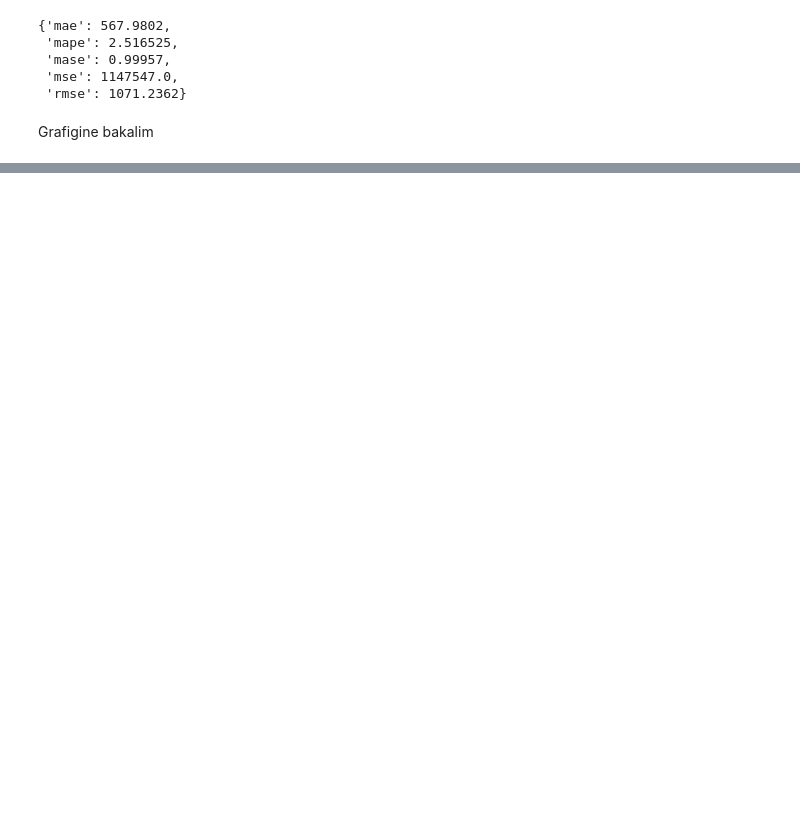
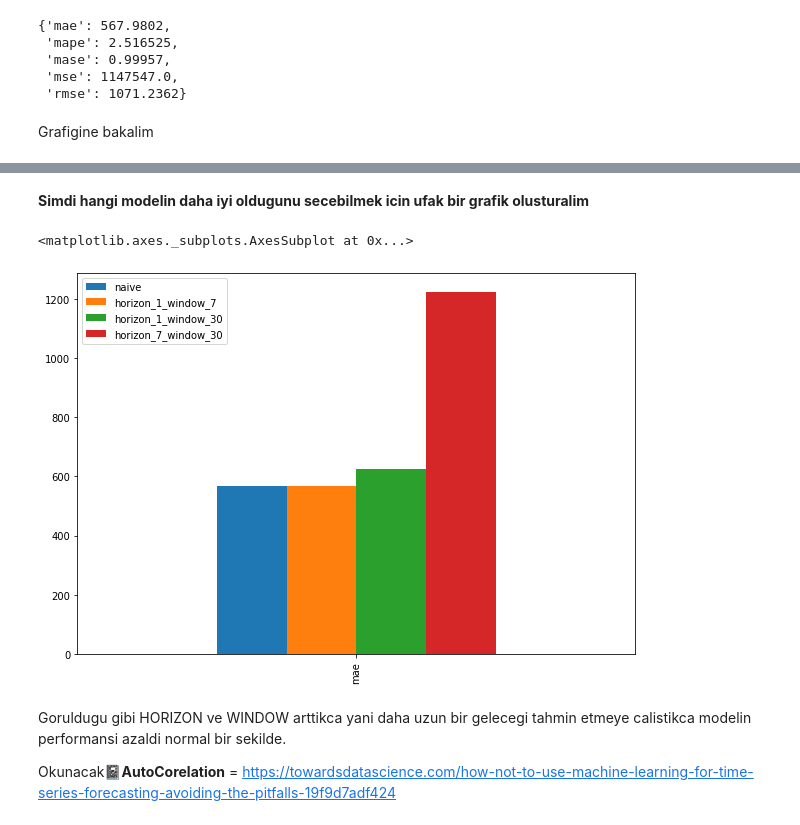
Before and after one commit to mertorelio/deeplearning-notes, a Jupyter notebook: time_series_forecasting_tensorflow.ipynb, the cells around one changed output, grey strips where cells are left out. Drawn from its saved outputs; the diff is of its cells as text; code cells hidden in the pictures; blank space fills up the shorter version.

```diff
--- a/time_series_forecasting_tensorflow.ipynb
+++ b/time_series_forecasting_tensorflow.ipynb
@@ -540,0 +775,26 @@ plot_time_series(timesteps=X_test[-len(test_windows):],
+# %%
+def evaluate_preds(y_true, y_pred):
+  # Make sure float32 datatype (for metric calculations)
+  y_true = tf.cast(y_true, dtype=tf.float32)
+  y_pred = tf.cast(y_pred, dtype=tf.float32)
+
+  # Calculate various evaluation metrics
+  mae = tf.keras.metrics.mean_absolute_error(y_true, y_pred)
+  mse = tf.keras.metrics.mean_squared_error(y_true, y_pred)
+  rmse = tf.sqrt(mse)
+  mape = tf.keras.metrics.mean_absolute_percentage_error(y_true, y_pred)
+  mase = mean_absolute_scaled_error(y_true, y_pred)
+
+  #bu blok ile eger dimension sayisi 0 dan buyukse onu 0 dimensiona dusurecegiz
+  if mae.ndim > 0:
+    mae = tf.reduce_mean(mae)
+    mse = tf.reduce_mean(mse)
+    rmse = tf.reduce_mean(rmse)
+    mape = tf.reduce_mean(mape)
+    mase = tf.reduce_mean(mase)
+
+  return {"mae": mae.numpy(),
+          "mse": mse.numpy(),
+          "rmse": rmse.numpy(),
+          "mape": mape.numpy(),
+          "mase": mase.numpy()}
@@ -540,0 +803,4 @@ plot_time_series(timesteps=X_test[-len(test_windows):],
+# %%
+model_3_results = evaluate_preds(y_true=tf.squeeze(test_labels),
+                                 y_pred=model_3_preds)
+model_3_results
@@ -540,0 +861,14 @@ plot_time_series(timesteps=X_test[-len(test_windows):],
+# %% [markdown]
+**Simdi hangi modelin daha iyi oldugunu secebilmek icin ufak bir grafik olusturalim**
+# %%
+pd.DataFrame({"naive": naive_results["mae"],
+              "horizon_1_window_7": model_1_results["mae"],
+              "horizon_1_window_30": model_2_results["mae"],
+              "horizon_7_window_30": model_3_results["mae"]}, index=["mae"]).plot(figsize= (10,7), kind ='bar')
+# %% [output]
+<matplotlib.axes._subplots.AxesSubplot at 0x...>
+[figure, added]
+# %% [markdown]
+Goruldugu gibi HORIZON ve WINDOW arttikca yani daha uzun bir gelecegi tahmin etmeye calistikca modelin performansi azaldi normal bir sekilde.
+
+Okunacak📓**AutoCorelation** = https://towardsdatascience.com/how-not-to-use-machine-learning-for-time-series-forecasting-avoiding-the-pitfalls-19f9d7adf424
```
Also changed, not shown: parts of 46 cells of this notebook.
